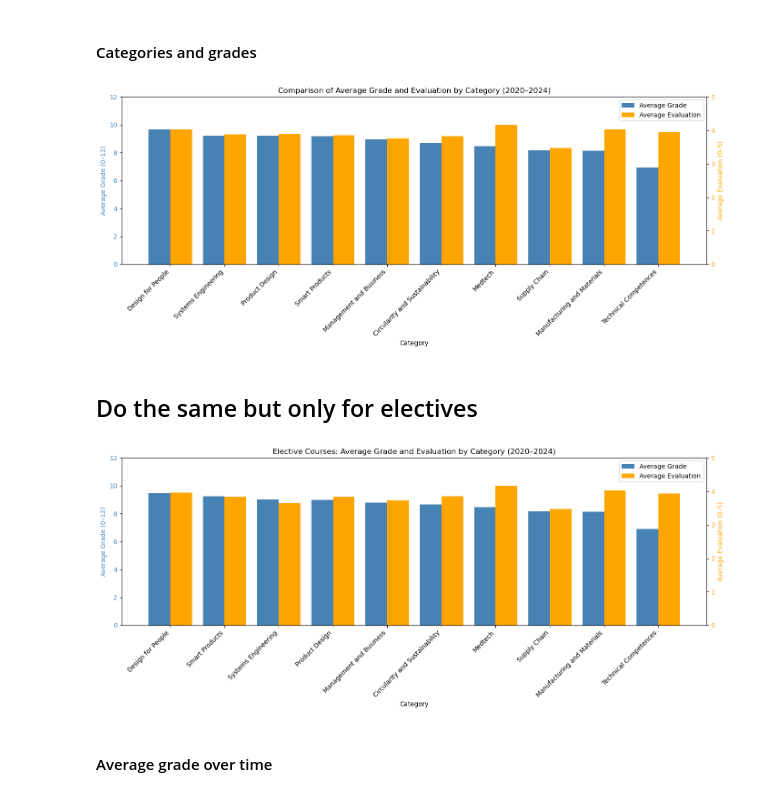
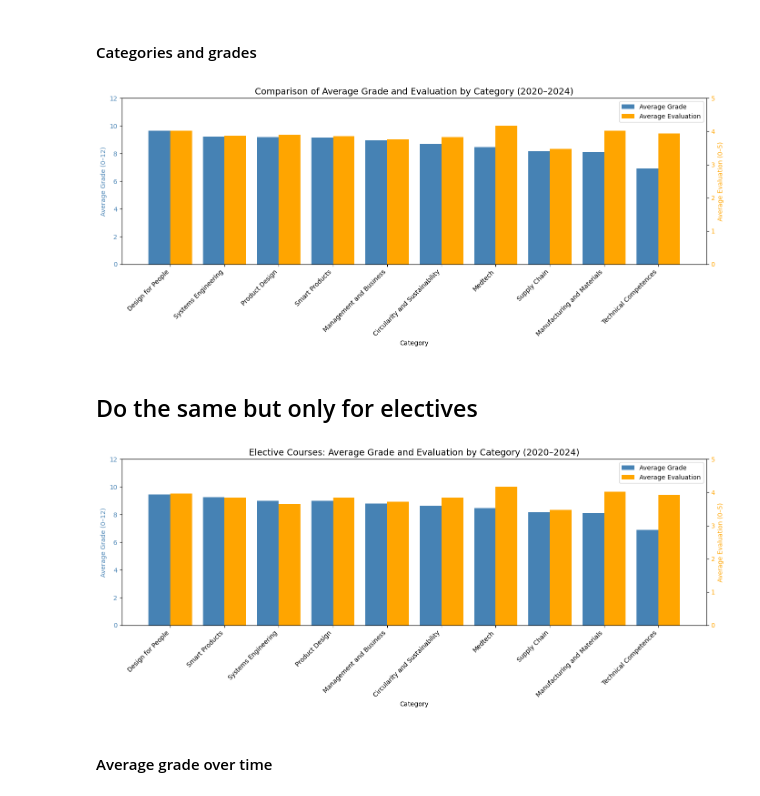
Before and after one commit to Alex-Nielsen-manden/Alex-Nielsen-manden.github.io, a Jupyter notebook: Data load/Final Project B.ipynb, the cells around one changed output. Cells and saved outputs as stored; diff of their text form; code cells hidden in the pictures.

```diff
--- a/Data load/Final Project B.ipynb
+++ b/Data load/Final Project B.ipynb
@@ -464,7 +464,7 @@ ax2.tick_params(axis='y', labelcolor='orange')
 ax1.set_xticks(x)
 ax1.set_xticklabels(categories, rotation=45, ha='right')
 ax1.set_xlabel('Category')
-plt.title('Comparison of Average Grade and Evaluation by Category (2020–2024)')
+plt.title('Comparison of Average Grade and Evaluation by Category (2020–2024)', fontsize=14)
 
 # Combine legends
 ax1.legend([bars1, bars2], ['Average Grade', 'Average Evaluation'], loc='upper right')
@@ -472,7 +472,7 @@ ax1.legend([bars1, bars2], ['Average Grade', 'Average Evaluation'], loc='upper r
 plt.tight_layout()
 plt.show()
 # %% [output]
-[figure, old version]
+[figure, new version]
 # %% [markdown]
 ## Do the same but only for electives
 # %%
@@ -505,35 +505,35 @@ category_summary = category_summary.sort_values(by='Average grade', ascending=Fa
 categories = category_summary['Category']
 grades = category_summary['Average grade']
 ratings = category_summary['Evaluation']
 x = np.arange(len(categories))
 
 # Dual-axis bar chart
 fig, ax1 = plt.subplots(figsize=(14, 6))
 bars1 = ax1.bar(x - 0.2, grades, width=0.4, label='Average Grade', color='steelblue')
 ax1.set_ylabel('Average Grade (0–12)', color='steelblue')
 ax1.set_ylim(0, 12)
 ax1.tick_params(axis='y', labelcolor='steelblue')
 
 ax2 = ax1.twinx()
 bars2 = ax2.bar(x + 0.2, ratings, width=0.4, label='Average Evaluation', color='orange')
 ax2.set_ylabel('Average Evaluation (0–5)', color='orange')
 ax2.set_ylim(0, 5)
 ax2.tick_params(axis='y', labelcolor='orange')
 
 ax1.set_xticks(x)
 ax1.set_xticklabels(categories, rotation=45, ha='right')
 ax1.set_xlabel('Category')
-plt.title('Elective Courses: Average Grade and Evaluation by Category (2020–2024)')
+plt.title('Elective Courses: Average Grade and Evaluation by Category (2020–2024)', fontsize=14)
 
 # Combine legends
 ax1.legend([bars1, bars2], ['Average Grade', 'Average Evaluation'], loc='upper right')
 ax1.grid(False)
 ax2.grid(False)
 plt.savefig("elective_grades_evaluation.png", dpi=300, bbox_inches="tight")
 plt.tight_layout()
 plt.show()
 # %% [output]
-[figure, old version]
+[figure, new version]
 # %% [markdown]
 #### Average grade over time
 # %%
```
Also changed, not shown: parts of 2 cells of this notebook, 5 other files.
